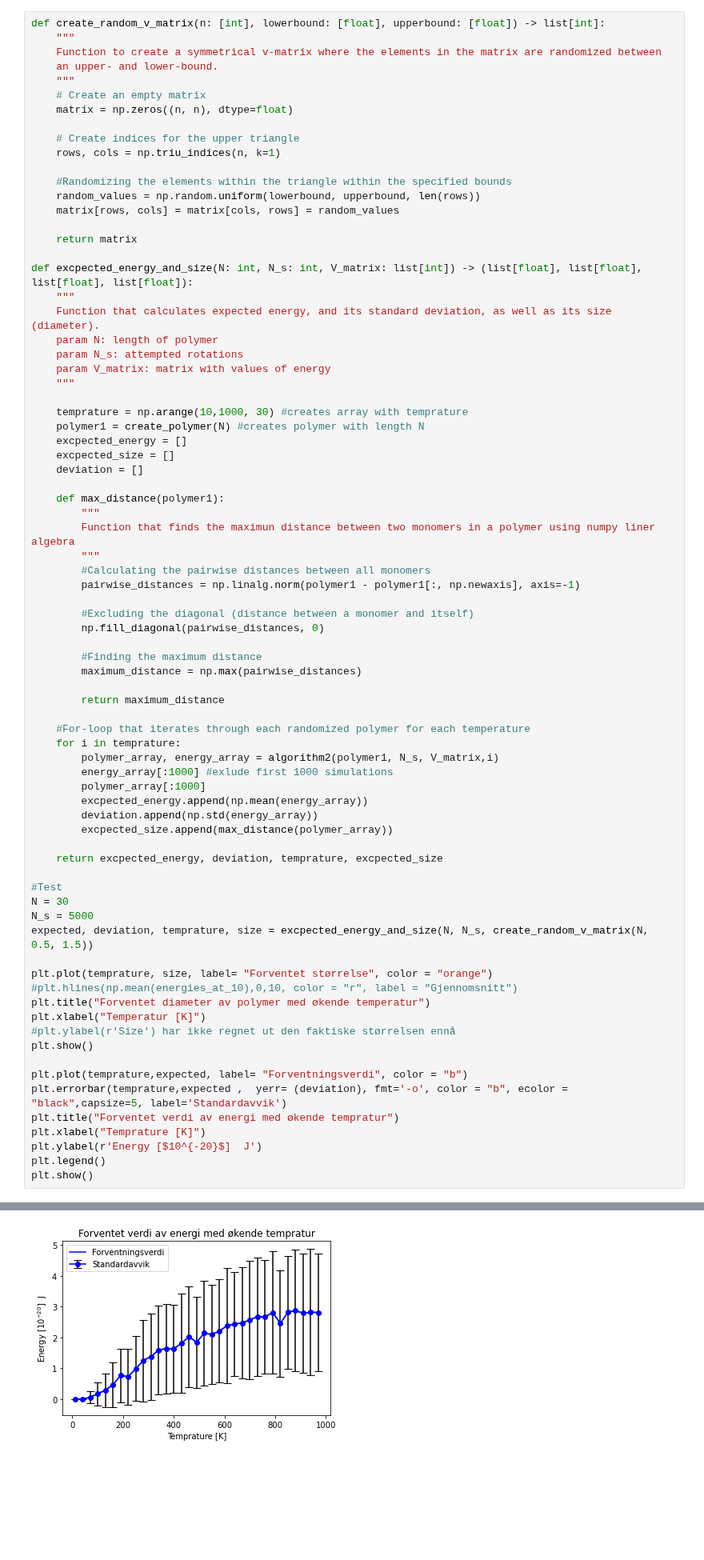
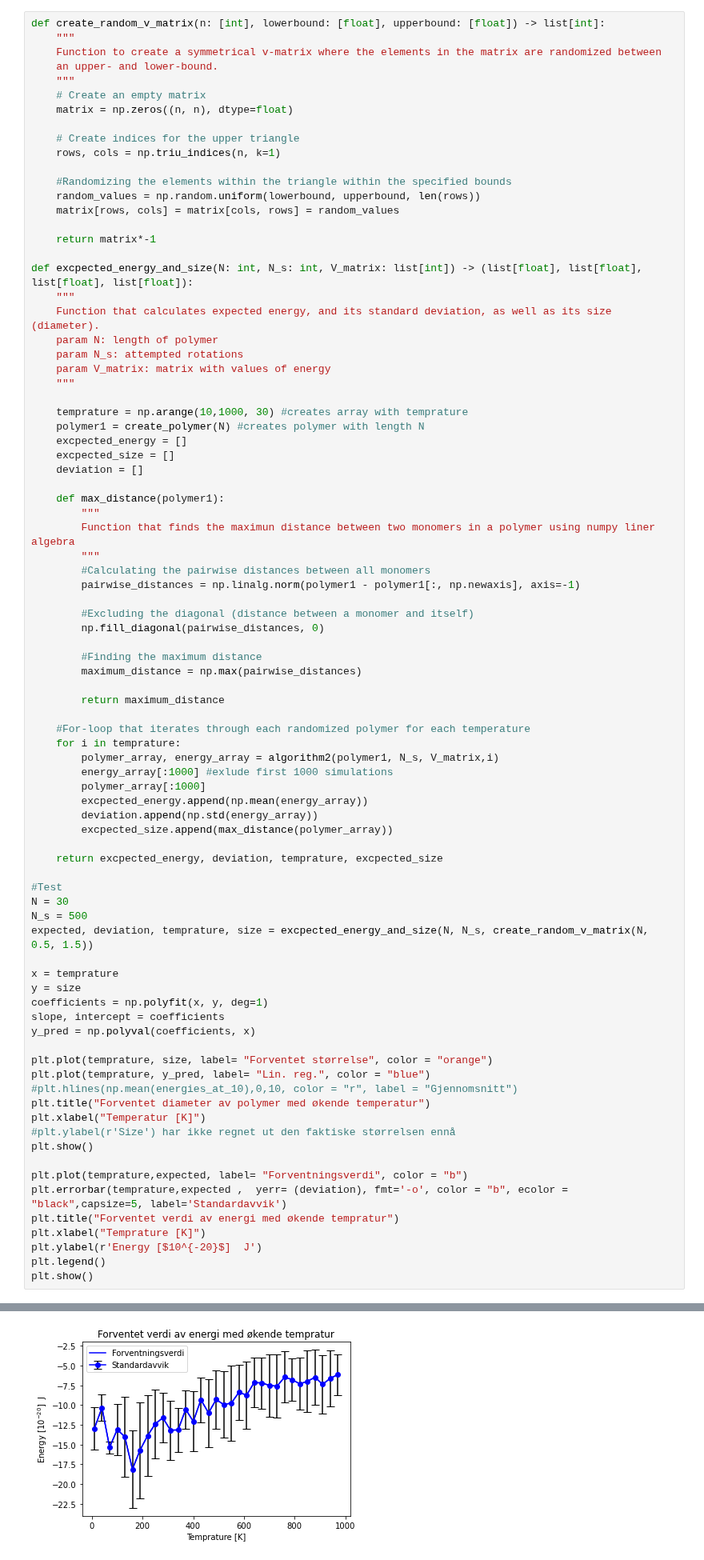
Before and after one commit to villi02/TMA4320-Introduksjon-til-vitenskapelige-beregninger-prosjekter, a Jupyter notebook: oppgave.ipynb, the cells around one changed output, grey strips where cells are left out. Shown at 80% size. Saved outputs shown, nothing was run; the diff lists cells and outputs as text; blank space fills up the shorter version.

```diff
--- a/oppgave.ipynb
+++ b/oppgave.ipynb
@@ -616,7 +616,7 @@ def create_random_v_matrix(n: [int], lowerbound: [float], upperbound: [float]) -
     random_values = np.random.uniform(lowerbound, upperbound, len(rows))
     matrix[rows, cols] = matrix[cols, rows] = random_values
 
-    return matrix
+    return matrix*-1
 
 def excpected_energy_and_size(N: int, N_s: int, V_matrix: list[int]) -> (list[float], list[float], list[float], list[float]):
     """
@@ -660,10 +660,17 @@ def excpected_energy_and_size(N: int, N_s: int, V_matrix: list[int]) -> (list[fl
 
 #Test
 N = 30
-N_s = 5000
+N_s = 500
 expected, deviation, temprature, size = excpected_energy_and_size(N, N_s, create_random_v_matrix(N, 0.5, 1.5))
 
+x = temprature
+y = size
+coefficients = np.polyfit(x, y, deg=1)
+slope, intercept = coefficients
+y_pred = np.polyval(coefficients, x)
+
 plt.plot(temprature, size, label= "Forventet størrelse", color = "orange")
+plt.plot(temprature, y_pred, label= "Lin. reg.", color = "blue")
 #plt.hlines(np.mean(energies_at_10),0,10, color = "r", label = "Gjennomsnitt")
 plt.title("Forventet diameter av polymer med økende temperatur")
 plt.xlabel("Temperatur [K]")
@@ -682 +689 @@ plt.show()
-[figure, old version]
+[figure, new version]
```
Also changed, not shown: parts of 11 cells of this notebook.
